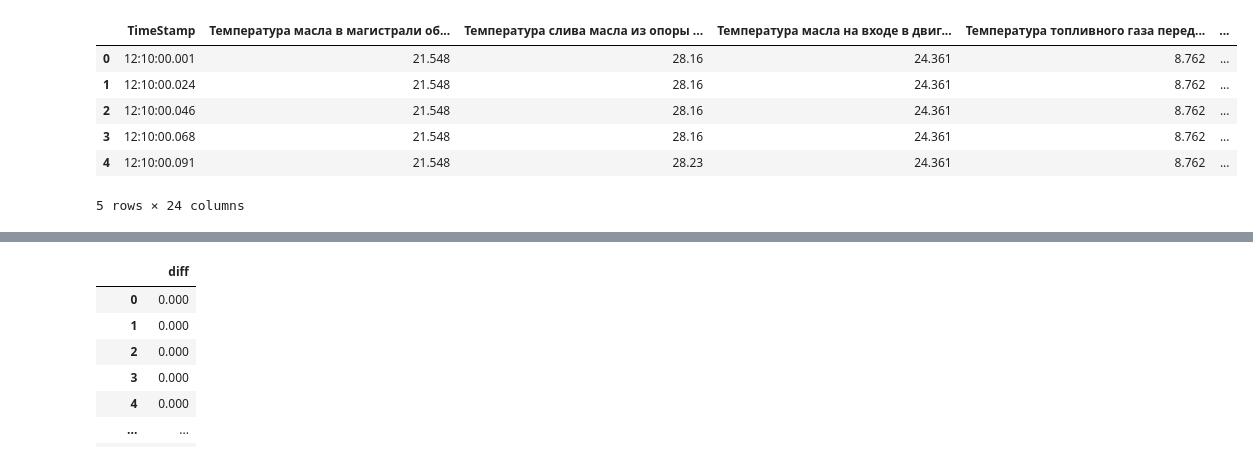
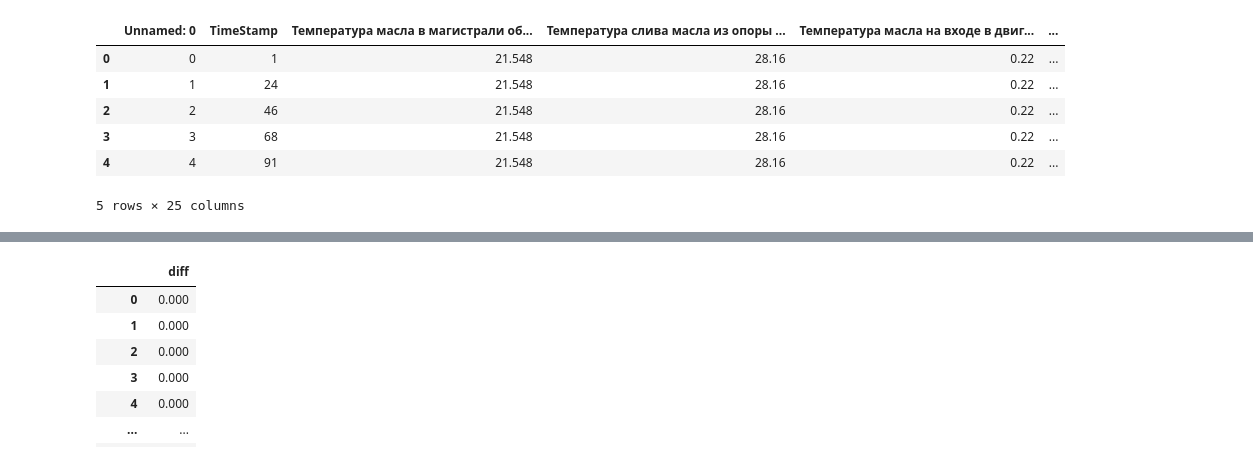
Before and after one commit to BogdanPustovalov/gazpromhacktask3, a Jupyter notebook: test.ipynb, the cells around one changed output, grey strips where cells are left out. Cells and saved outputs as stored; diff of their text form; code cells hidden in the pictures.

Commit message:
Классы для температур доделаны

```diff
--- a/test.ipynb
+++ b/test.ipynb
@@ -5,13 +5,13 @@ import m2cgen as m2c
 import numpy as np
 from collections import deque
 # %%
-df=pd.read_csv('C:/Users/bogda/gazpromhack/data/1.csv', encoding='cp1251', sep=';')
+df=pd.read_csv('C:/Users/bogda/gazpromhack/data/matan25.csv', encoding='UTF-8', sep=',')
 df.head()
 # %% [output]
-|  | TimeStamp | Температура масла в магистрали об... | Температура слива масла из опоры ... | Температура масла на входе в двиг... | Температура топливного газа перед... | ... |
-| 0 | 12:10:00.001 | 21.548 | 28.16 | 24.361 | 8.762 | ... |
-| 1 | 12:10:00.024 | 21.548 | 28.16 | 24.361 | 8.762 | ... |
-| 2 | 12:10:00.046 | 21.548 | 28.16 | 24.361 | 8.762 | ... |
-| 3 | 12:10:00.068 | 21.548 | 28.16 | 24.361 | 8.762 | ... |
-| 4 | 12:10:00.091 | 21.548 | 28.23 | 24.361 | 8.762 | ... |
+|  | Unnamed: 0 | TimeStamp | Температура масла в магистрали об... | Температура слива масла из опоры ... | Температура масла на входе в двиг... | ... |
+| 0 | 0 | 1 | 21.548 | 28.16 | 0.22 | ... |
+| 1 | 1 | 24 | 21.548 | 28.16 | 0.22 | ... |
+| 2 | 2 | 46 | 21.548 | 28.16 | 0.22 | ... |
+| 3 | 3 | 68 | 21.548 | 28.16 | 0.22 | ... |
+| 4 | 4 | 91 | 21.548 | 28.16 | 0.22 | ... |
-5 rows × 24 columns
+5 rows × 25 columns
```
Also changed, not shown: parts of 8 cells of this notebook, 2 other files.
